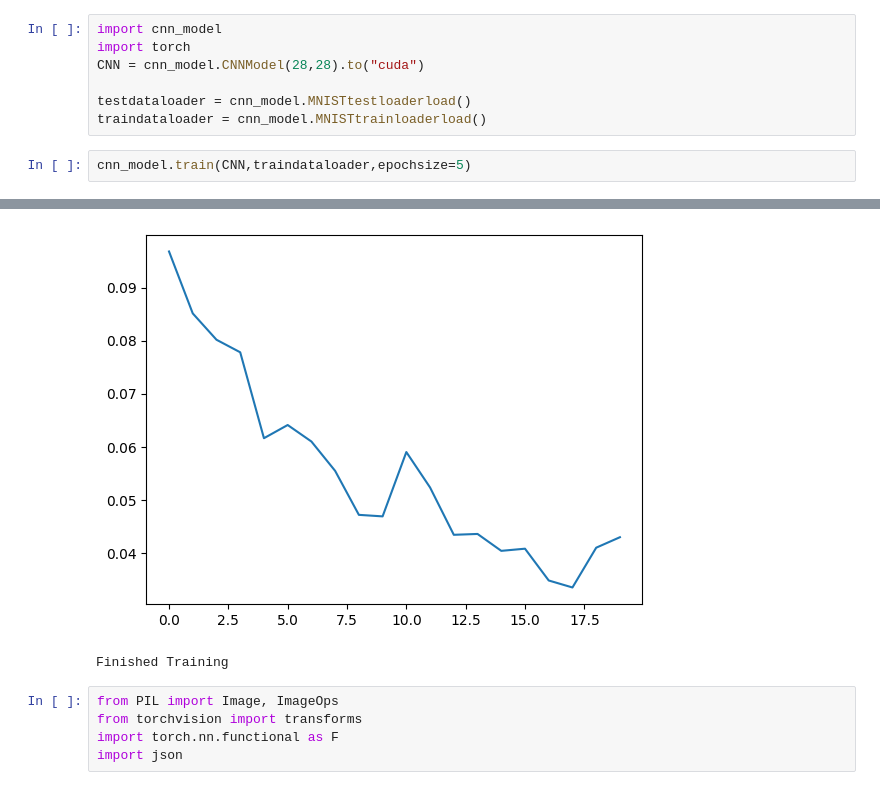
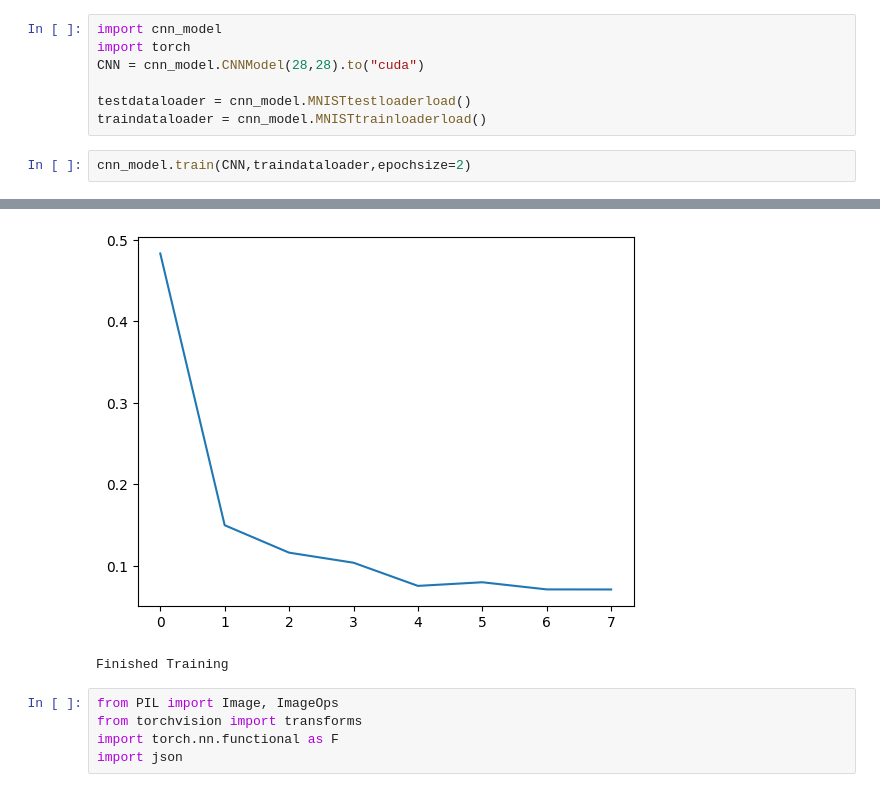
Before and after one commit to Megeeee/AgenticAI, a Jupyter notebook: AnthrophicAPIAgent.ipynb, the cells around one changed output, grey strips where cells are left out. Drawn from its saved outputs; the diff is of its cells as text.

```diff
--- a/AnthrophicAPIAgent.ipynb
+++ b/AnthrophicAPIAgent.ipynb
@@ -98,6 +105,6 @@ CNN = cnn_model.CNNModel(28,28).to("cuda")
 testdataloader = cnn_model.MNISTtestloaderload()
 traindataloader = cnn_model.MNISTtrainloaderload()
 # %%
-cnn_model.train(CNN,traindataloader,epochsize=5)
+cnn_model.train(CNN,traindataloader,epochsize=2)
 # %% [output]
 Training on:} NVIDIA A100-SXM4-80GB
@@ -120,4 +119,4 @@ Training on:} NVIDIA A100-SXM4-80GB
-[figure, old version]
+[figure, new version]
 Finished Training
 # %%
 from PIL import Image, ImageOps
```
Also changed, not shown: parts of 14 cells of this notebook.
